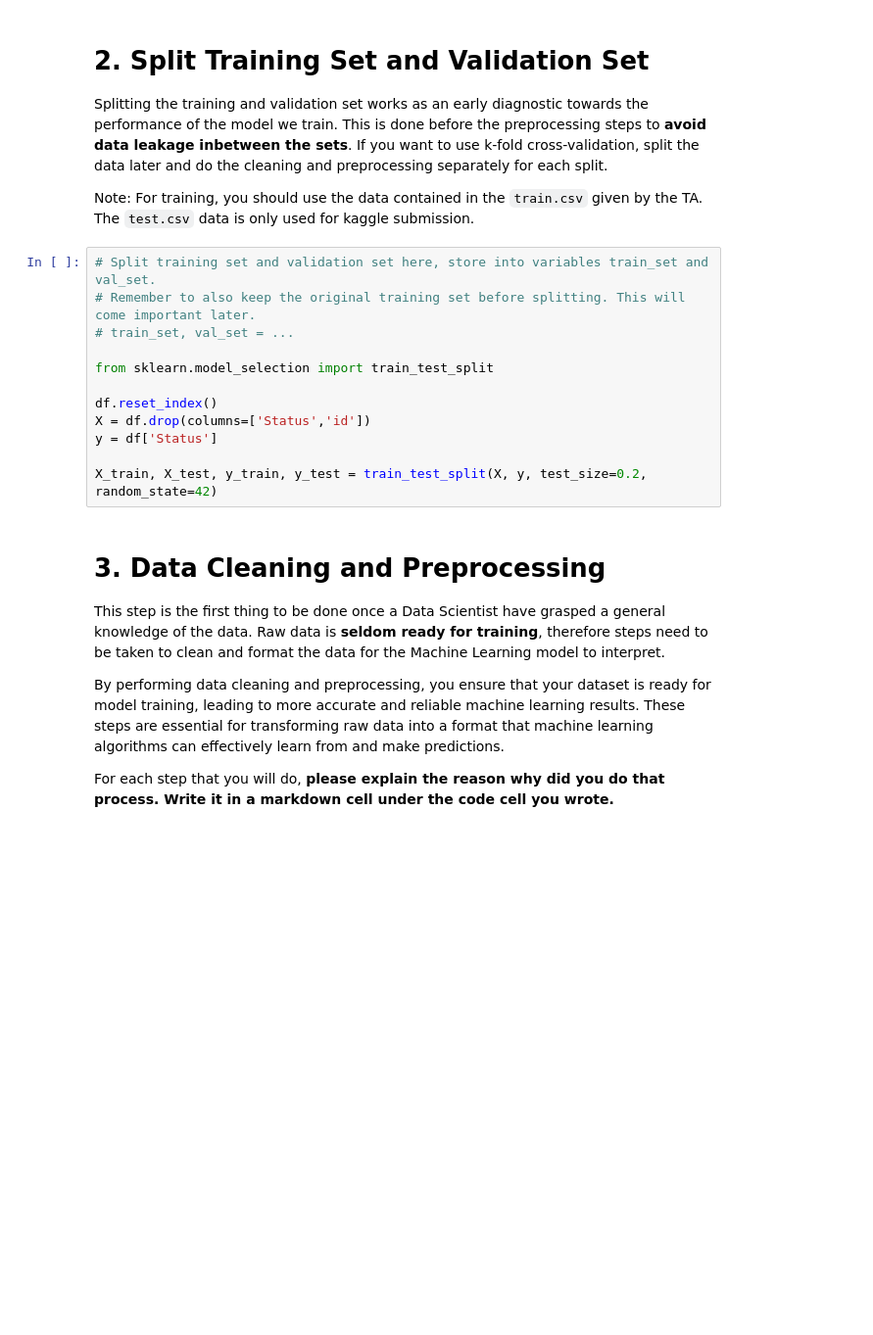
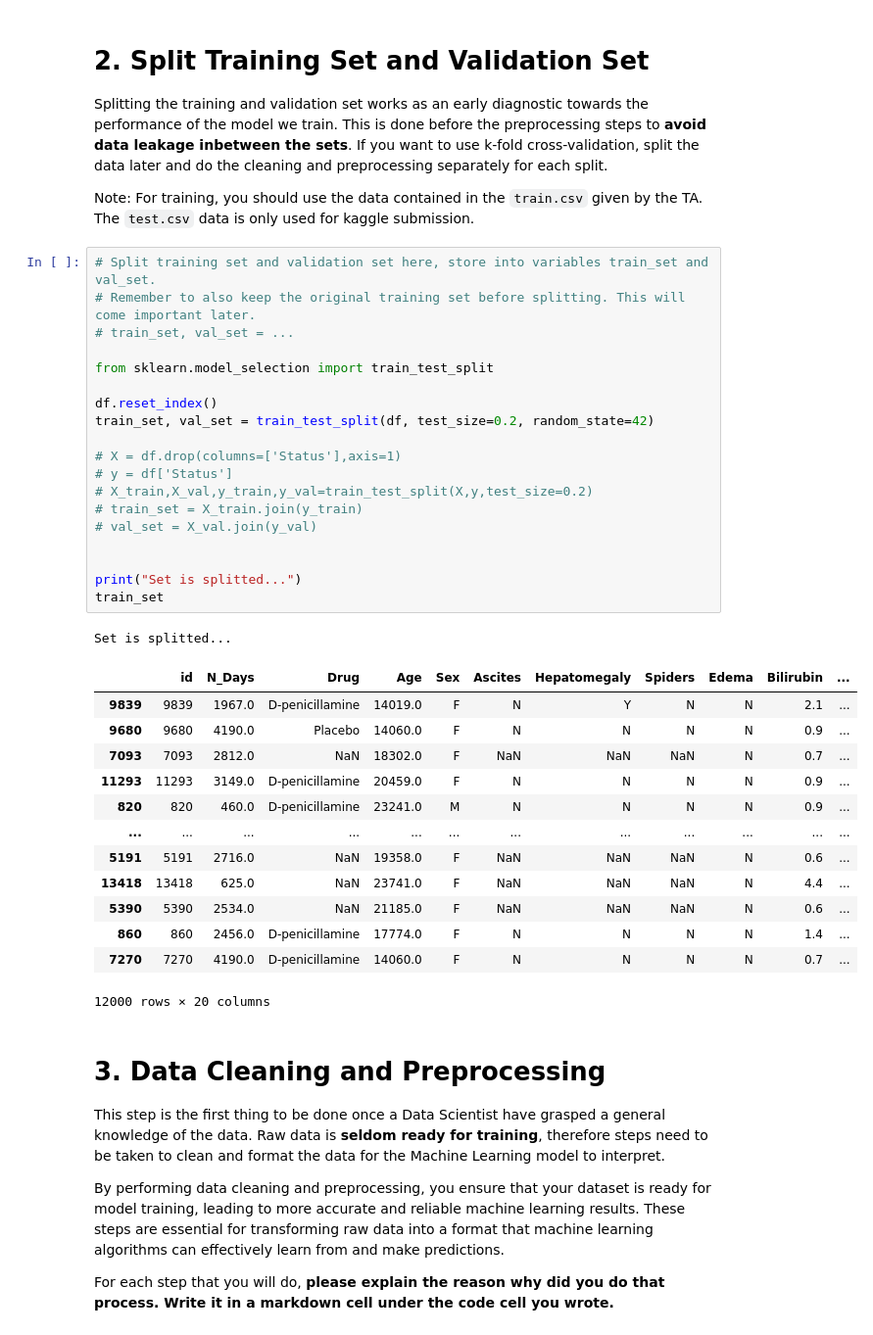
Before and after one commit to shafiqIrv/praktikumAI1, a Jupyter notebook: notebook_rafly.ipynb, the cells around one changed output. Shown at 98% size. Saved outputs shown, nothing was run; the diff lists cells and outputs as text; blank space fills up the shorter version.

```diff
--- a/notebook_rafly.ipynb
+++ b/notebook_rafly.ipynb
@@ -311,15 +311,37 @@ Note: For training, you should use the data contained in the `train.csv` given b
 # %%
 # Split training set and validation set here, store into variables train_set and val_set.
 # Remember to also keep the original training set before splitting. This will come important later.
 # train_set, val_set = ...
 
 from sklearn.model_selection import train_test_split
 
 df.reset_index()
-X = df.drop(columns=['Status','id'])
-y = df['Status']
+train_set, val_set = train_test_split(df, test_size=0.2, random_state=42)
 
-X_train, X_test, y_train, y_test = train_test_split(X, y, test_size=0.2, random_state=42)
+# X = df.drop(columns=['Status'],axis=1)
+# y = df['Status']
+# X_train,X_val,y_train,y_val=train_test_split(X,y,test_size=0.2)
+# train_set = X_train.join(y_train)
+# val_set = X_val.join(y_val)
+
+
+print("Set is splitted...")
+train_set
+# %% [output]
+Set is splitted...
+|  | id | N_Days | Drug | Age | Sex | Ascites | Hepatomegaly | Spiders | Edema | Bilirubin | ... |
+| 9839 | 9839 | 1967.0 | D-penicillamine | 14019.0 | F | N | Y | N | N | 2.1 | ... |
+| 9680 | 9680 | 4190.0 | Placebo | 14060.0 | F | N | N | N | N | 0.9 | ... |
+| 7093 | 7093 | 2812.0 | NaN | 18302.0 | F | NaN | NaN | NaN | N | 0.7 | ... |
+| 11293 | 11293 | 3149.0 | D-penicillamine | 20459.0 | F | N | N | N | N | 0.9 | ... |
+| 820 | 820 | 460.0 | D-penicillamine | 23241.0 | M | N | N | N | N | 0.9 | ... |
+| ... | ... | ... | ... | ... | ... | ... | ... | ... | ... | ... | ... |
+| 5191 | 5191 | 2716.0 | NaN | 19358.0 | F | NaN | NaN | NaN | N | 0.6 | ... |
+| 13418 | 13418 | 625.0 | NaN | 23741.0 | F | NaN | NaN | NaN | N | 4.4 | ... |
+| 5390 | 5390 | 2534.0 | NaN | 21185.0 | F | NaN | NaN | NaN | N | 0.6 | ... |
+| 860 | 860 | 2456.0 | D-penicillamine | 17774.0 | F | N | N | N | N | 1.4 | ... |
+| 7270 | 7270 | 4190.0 | D-penicillamine | 14060.0 | F | N | N | N | N | 0.7 | ... |
+12000 rows × 20 columns
 # %% [markdown]
 # 3. Data Cleaning and Preprocessing
 
```
Also changed, not shown: parts of 20 cells of this notebook, 3 other files.
